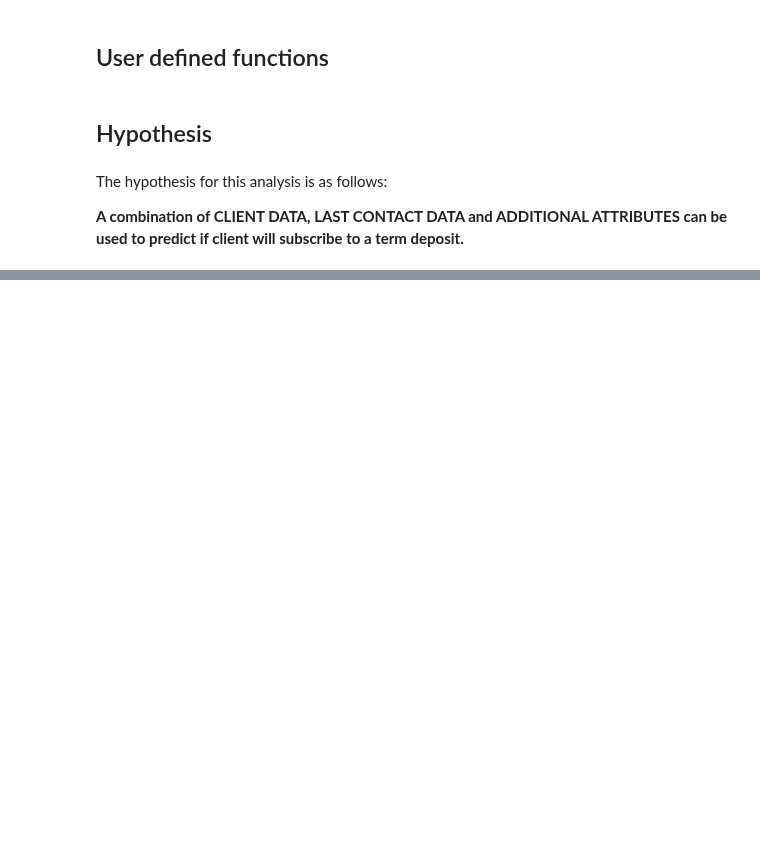
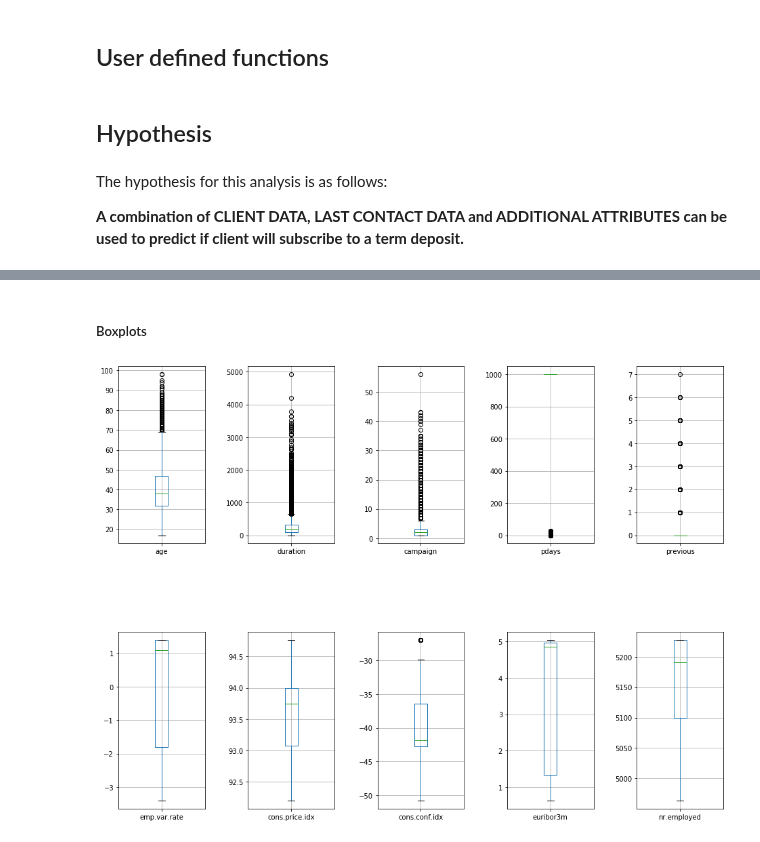
Before and after one commit to priyasharma1908/Term_deposit, a Jupyter notebook: Term_Deposit_Case_Study.ipynb, the cells around one changed output, grey strips where cells are left out. Drawn from its saved outputs; the diff is of its cells as text; code cells hidden in the pictures; blank space fills up the shorter version.

```diff
--- a/Term_Deposit_Case_Study.ipynb
+++ b/Term_Deposit_Case_Study.ipynb
@@ -251,0 +673,16 @@ The hypothesis for this analysis is as follows:
+# %% [markdown]
+##### Boxplots
+# %%
+fig, axes = plt.subplots(2, 5, figsize = (16, 12))
+fig.subplots_adjust(hspace = 0.5, wspace = 0.5)
+axes = axes.ravel()
+
+i = 0
+for column in term_deposit_data.columns[[is_numeric_dtype(term_deposit_data[column]) for column in term_deposit_data.columns]]:
+    column_series = term_deposit_data[column]
+
+    term_deposit_data[[column]].boxplot(ax=axes[i])
+    i += 1
+plt.show()
+# %% [output]
+[figure, added]
```
Also changed, not shown: parts of 51 cells of this notebook.
